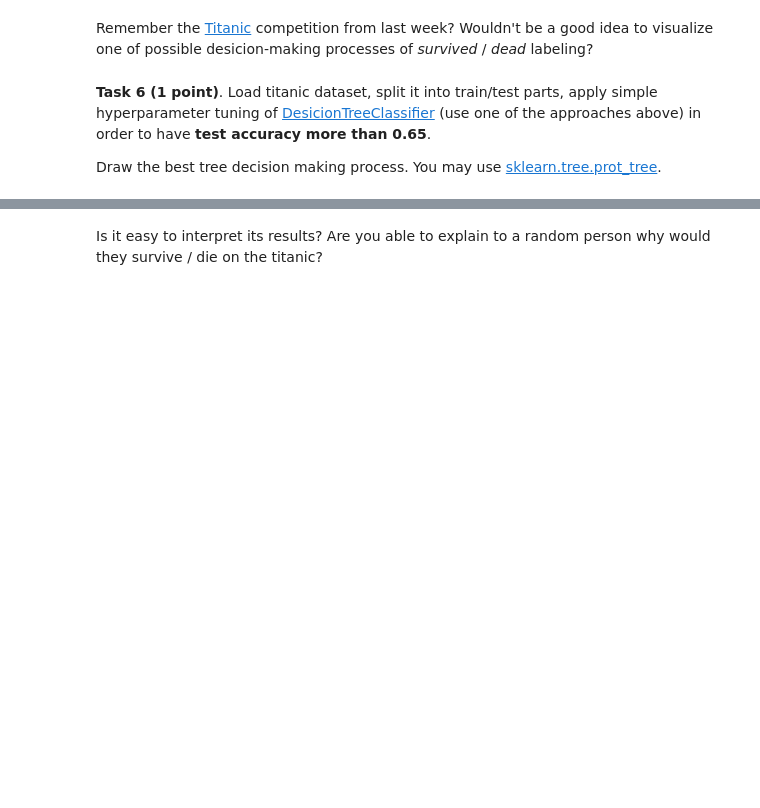
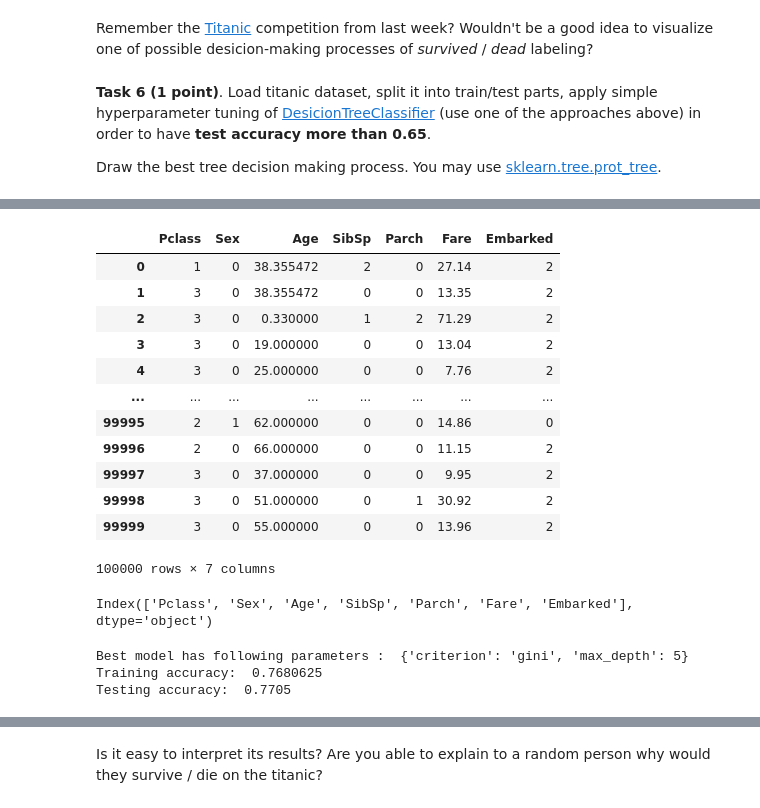
Before and after one commit to TemirlanKalim/ml-intro, a Jupyter notebook: 7_trees_and_ensembles/rf_classifier.ipynb, the cells around one changed output, grey strips where cells are left out. Saved outputs shown, nothing was run; the diff lists cells and outputs as text; code cells hidden in the pictures; blank space fills up the shorter version.

```diff
--- a/7_trees_and_ensembles/rf_classifier.ipynb
+++ b/7_trees_and_ensembles/rf_classifier.ipynb
@@ -650,0 +683,43 @@ from sklearn.tree import DecisionTreeClassifier
+# %%
+X_data['Age'].fillna(np.mean(X_data['Age']), inplace=True)
+X_data['Fare'].fillna(X_data['Fare'].median(), inplace=True)
+X_data['Embarked'].fillna('S', inplace=True)
+X_data['Sex'] = X_data.Sex.map({'male' : 0, 'female' : 1})
+X_data['Embarked'] = X_data.Embarked.map({'C':0, 'Q':1, 'S':2})
+# %%
+X_data
+# %% [output]
+|  | Pclass | Sex | Age | SibSp | Parch | Fare | Embarked |
+| 0 | 1 | 0 | 38.355472 | 2 | 0 | 27.14 | 2 |
+| 1 | 3 | 0 | 38.355472 | 0 | 0 | 13.35 | 2 |
+| 2 | 3 | 0 | 0.330000 | 1 | 2 | 71.29 | 2 |
+| 3 | 3 | 0 | 19.000000 | 0 | 0 | 13.04 | 2 |
+| 4 | 3 | 0 | 25.000000 | 0 | 0 | 7.76 | 2 |
+| ... | ... | ... | ... | ... | ... | ... | ... |
+| 99995 | 2 | 1 | 62.000000 | 0 | 0 | 14.86 | 0 |
+| 99996 | 2 | 0 | 66.000000 | 0 | 0 | 11.15 | 2 |
+| 99997 | 3 | 0 | 37.000000 | 0 | 0 | 9.95 | 2 |
+| 99998 | 3 | 0 | 51.000000 | 0 | 1 | 30.92 | 2 |
+| 99999 | 3 | 0 | 55.000000 | 0 | 0 | 13.96 | 2 |
+100000 rows × 7 columns
+# %%
+X_data.columns
+# %% [output]
+Index(['Pclass', 'Sex', 'Age', 'SibSp', 'Parch', 'Fare', 'Embarked'], dtype='object')
+# %%
+X_train, X_test, y_train, y_test = train_test_split(X_data, y_data, test_size=0.2, random_state=RANDOM_STATE)
+
+model = dts()
+params =  {'criterion': ['gini', 'entropy'],
+          'max_depth': range (1,10,1),}
+GridSearch = GridSearchCV(model, params, scoring='accuracy', cv=5)
+results = GridSearch.fit(X_train, y_train)
+best_model = results.best_estimator_
+
+print('Best model has following parameters : ', results.best_params_)
+print('Training accuracy: ', accuracy_score(y_train, best_model.predict(X_train)))
+print('Testing accuracy: ', accuracy_score(y_test, best_model.predict(X_test)))
+# %% [output]
+Best model has following parameters :  {'criterion': 'gini', 'max_depth': 5}
+Training accuracy:  0.7680625
+Testing accuracy:  0.7705
```
Also changed, not shown: parts of 13 cells of this notebook, 2 other files.
